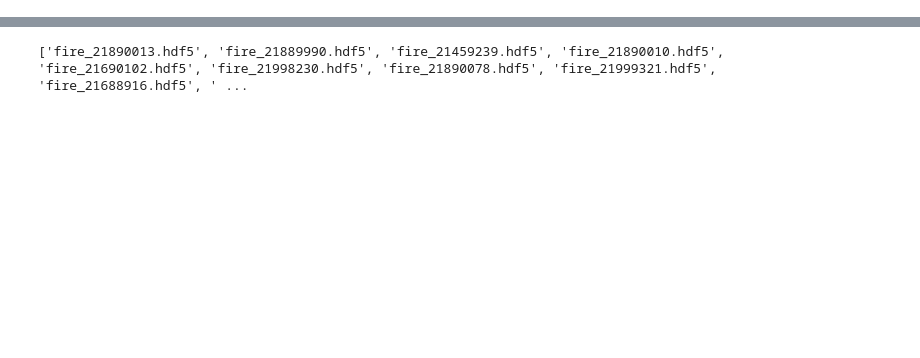
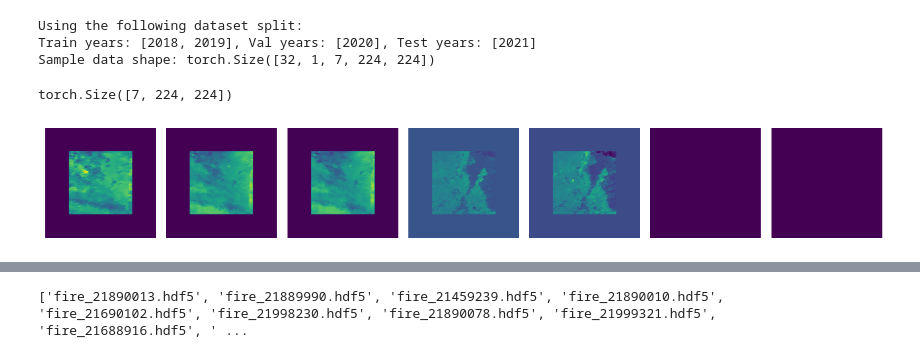
Before and after one commit to wtoth/WildfireSpreadTS, a Jupyter notebook: src/visualize_data copy.ipynb, the cells around one changed output, grey strips where cells are left out. Saved outputs shown, nothing was run; the diff lists cells and outputs as text; code cells hidden in the pictures; blank space fills up the shorter version.

```diff
--- a/src/visualize_data copy.ipynb
+++ b/src/visualize_data copy.ipynb
@@ -13,0 +29,52 @@ import torch.nn.functional as F
+# %%
+# Initialize the data module with the defined parameters
+data_module = FireSpreadDataModule(
+    data_dir=data_dir,
+    batch_size=batch_size,
+    n_leading_observations=n_leading_observations,
+    n_leading_observations_test_adjustment=n_leading_observations_test_adjustment,
+    crop_side_length=crop_side_length,
+    load_from_hdf5=load_from_hdf5,
+    num_workers=num_workers,
+    remove_duplicate_features=remove_duplicate_features,
+    features_to_keep=features_to_keep,
+    desired_side_length=desired_side_length
+)
+
+# Setup the data module to prepare the datasets
+data_module.setup(stage="")
+
+# Get a batch from the training data loader
+train_dataloader = data_module.train_dataloader()
+data_iter = iter(train_dataloader)
+sample_data, _ = next(data_iter)
+
+# Print the shape of the sample data
+print(f"Sample data shape: {sample_data.shape}")
+
+# Fetch a batch
+for batch in train_dataloader:
+    # Break after getting the first batch
+    inputs, label = batch
+    break
+# %% [output]
+Using the following dataset split:
+Train years: [2018, 2019], Val years: [2020], Test years: [2021]
+Sample data shape: torch.Size([32, 1, 7, 224, 224])
+# %%
+x = inputs[0, 0, ...]
+print(x.shape)
+# %% [output]
+torch.Size([7, 224, 224])
+# %%
+import matplotlib.pyplot as plt
+import numpy as np
+
+fig, ax = plt.subplots(1,7, figsize=(12, 12))
+for i, current_ax in enumerate(ax.flat):
+    current_ax.axis('off')
+    if i<7:
+        current_ax.imshow(np.nan_to_num(x[i,...],0.0))
+plt.tight_layout()
+# %% [output]
+[figure, added]
```
Also changed, not shown: parts of 19 cells of this notebook, 30 other files.
